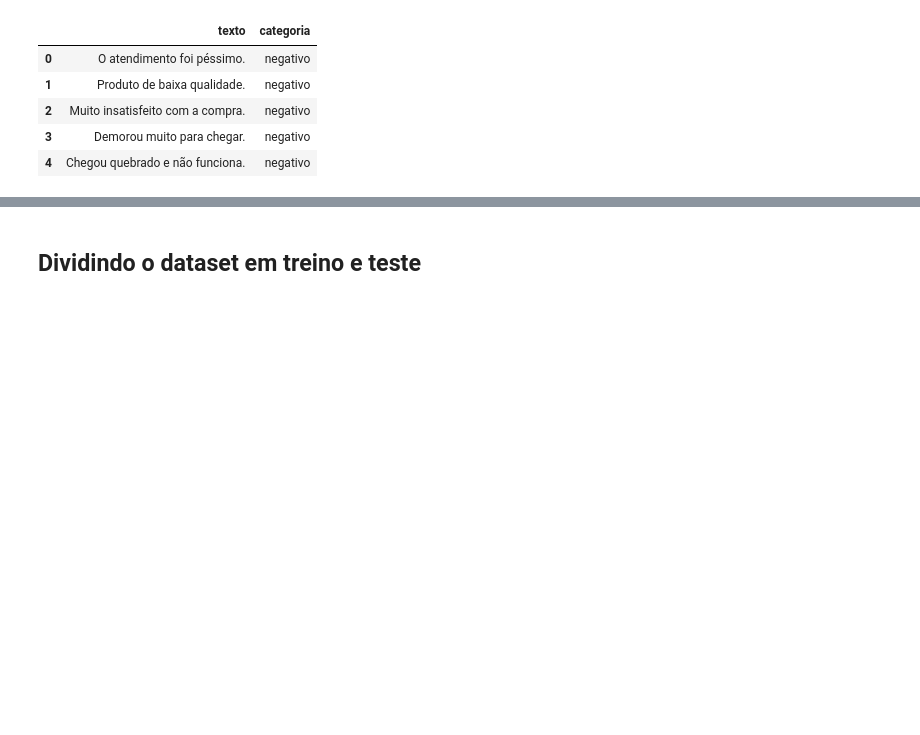
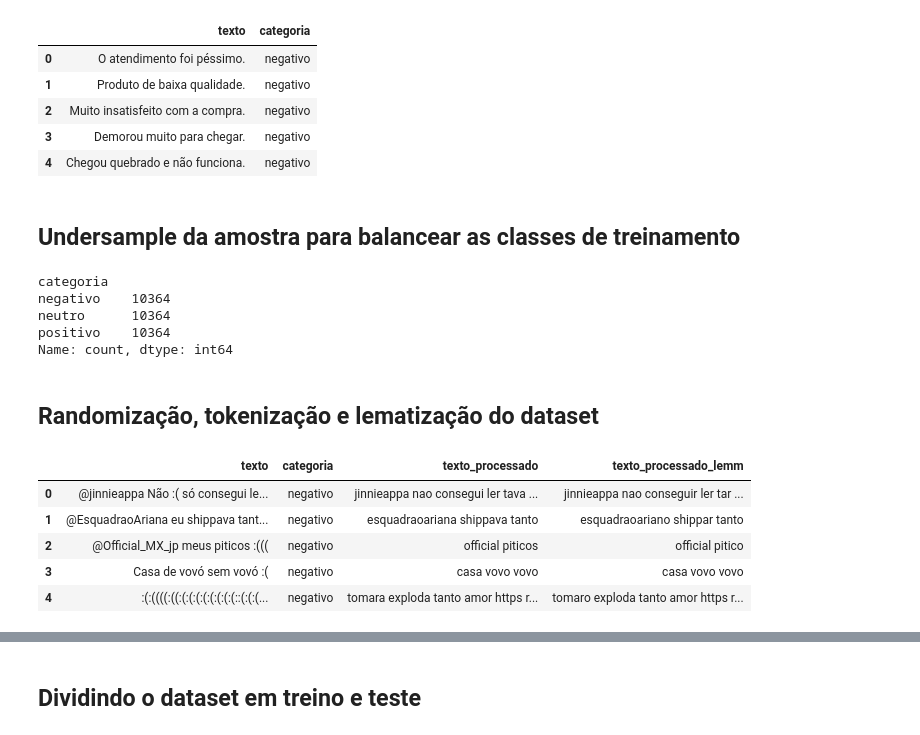
Before and after one commit to dhachcar/postech-tech-challenge-5, a Jupyter notebook: Tech_Challenge_5_NLP_Análise_de_sentimentos_de_texto.ipynb, the cells around one changed output, grey strips where cells are left out. Cells and saved outputs as stored; diff of their text form; code cells hidden in the pictures; blank space fills up the shorter version.

```diff
--- a/Tech_Challenge_5_NLP_Análise_de_sentimentos_de_texto.ipynb
+++ b/Tech_Challenge_5_NLP_Análise_de_sentimentos_de_texto.ipynb
@@ -198,3 +205,5 @@ df.head()
 | 2 | Muito insatisfeito com a compra. | negativo |
 | 3 | Demorou muito para chegar. | negativo |
 | 4 | Chegou quebrado e não funciona. | negativo |
+# %% [markdown]
+## Undersample da amostra para balancear as classes de treinamento
@@ -201 +217,22 @@ df.head()
+# %%
+df_res['categoria'].value_counts()
+# %% [output]
+categoria
+negativo    10364
+neutro      10364
+positivo    10364
+Name: count, dtype: int64
+# %% [markdown]
+## Randomização, tokenização e lematização do dataset
+# %%
+df_res['texto_processado'] = df_res['texto'].apply(tokenizer)
+df_res['texto_processado_lemm'] = df_res['texto_processado'].apply(lemmatize)
+df_res.head()
+# %% [output]
+|  | texto | categoria | texto_processado | texto_processado_lemm |
+| 0 | @jinnieappa Não :( só consegui le... | negativo | jinnieappa nao consegui ler tava ... | jinnieappa nao conseguir ler tar ... |
+| 1 | @EsquadraoAriana eu shippava tant... | negativo | esquadraoariana shippava tanto | esquadraoariano shippar tanto |
+| 2 | @Official_MX_jp meus piticos :((( | negativo | official piticos | official pitico |
+| 3 | Casa de vovó sem vovó :( | negativo | casa vovo vovo | casa vovo vovo |
+| 4 | :(:((((:((:(:(:(:(:(:(:(:(::(:(:(... | negativo | tomara exploda tanto amor https r... | tomaro exploda tanto amor https r... |
 # %%
```
Also changed, not shown: parts of 54 cells of this notebook, 1 other file.
